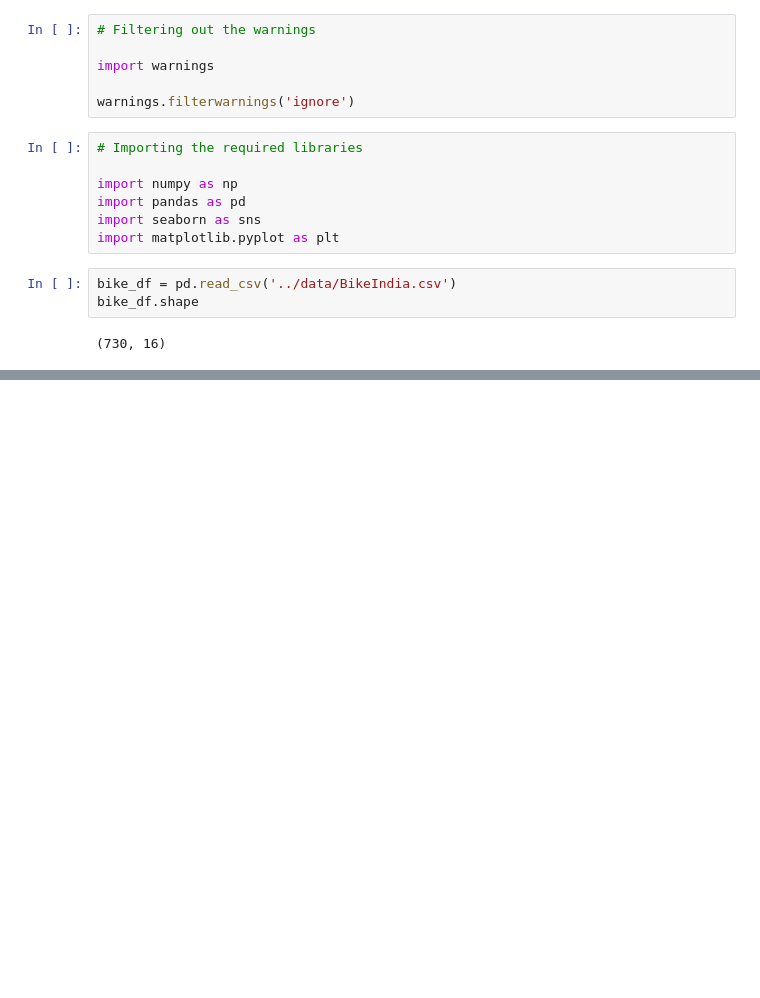
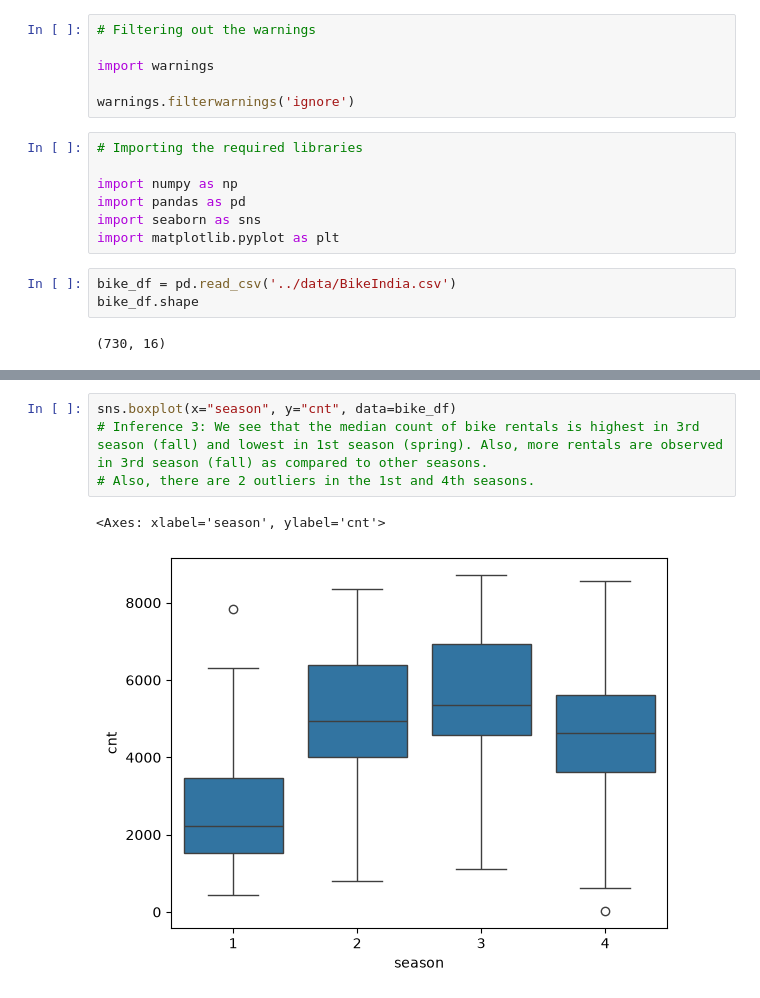
Before and after one commit to purnima928/LogicMojo-AI-ML-June26-Purnima928, a Jupyter notebook: notebooks/bike_rental.ipynb, the cells around one changed output, grey strips where cells are left out. Drawn from its saved outputs; the diff is of its cells as text; blank space fills up the shorter version.

```diff
--- a/notebooks/bike_rental.ipynb
+++ b/notebooks/bike_rental.ipynb
@@ -66,0 +93,7 @@ audit_df
+# %%
+sns.boxplot(x="season", y="cnt", data=bike_df)
+# Inference 3: We see that the median count of bike rentals is highest in 3rd season (fall) and lowest in 1st season (spring). Also, more rentals are observed in 3rd season (fall) as compared to other seasons.
+# Also, there are 2 outliers in the 1st and 4th seasons.
+# %% [output]
+<Axes: xlabel='season', ylabel='cnt'>
+[figure, added]
```
Also changed, not shown: parts of 42 cells of this notebook.
